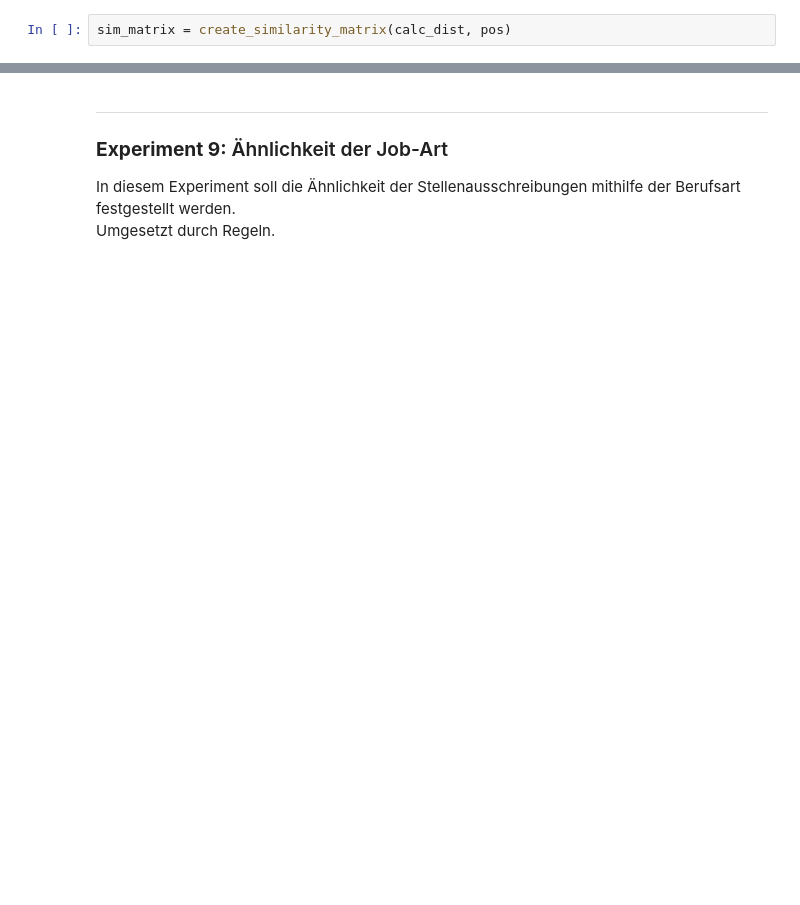
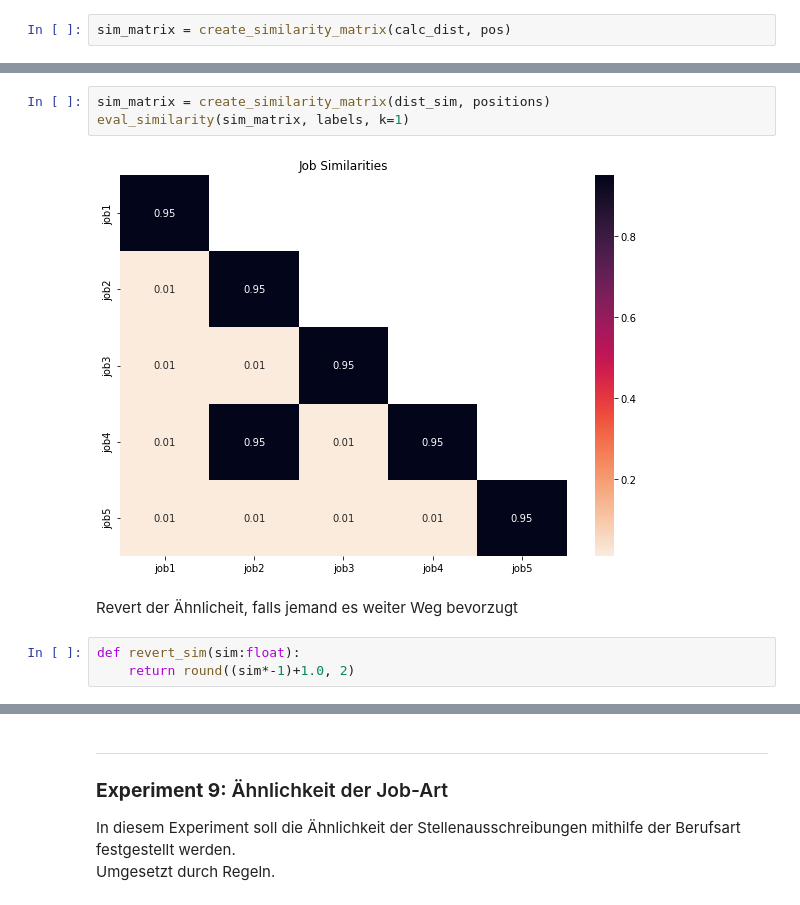
Before and after one commit to xXAI-botXx/Job-Posts-Similarity, a Jupyter notebook: Word2Vec-Ansatz/word2vec-job-posts-similarity.ipynb, the cells around one changed output, grey strips where cells are left out. Cells and saved outputs as stored; diff of their text form; blank space fills up the shorter version.

```diff
--- a/Word2Vec-Ansatz/word2vec-job-posts-similarity.ipynb
+++ b/Word2Vec-Ansatz/word2vec-job-posts-similarity.ipynb
@@ -723,0 +773,10 @@ eval_similarity(sim_matrix, labels, k=0)
+# %%
+sim_matrix = create_similarity_matrix(dist_sim, positions)
+eval_similarity(sim_matrix, labels, k=1)
+# %% [output]
+[figure, added]
+# %% [markdown]
+Revert der Ähnlicheit, falls jemand es weiter Weg bevorzugt
+# %%
+def revert_sim(sim:float):
+    return round((sim*-1)+1.0, 2)
```
Also changed, not shown: parts of 31 cells of this notebook, 10 other files.
